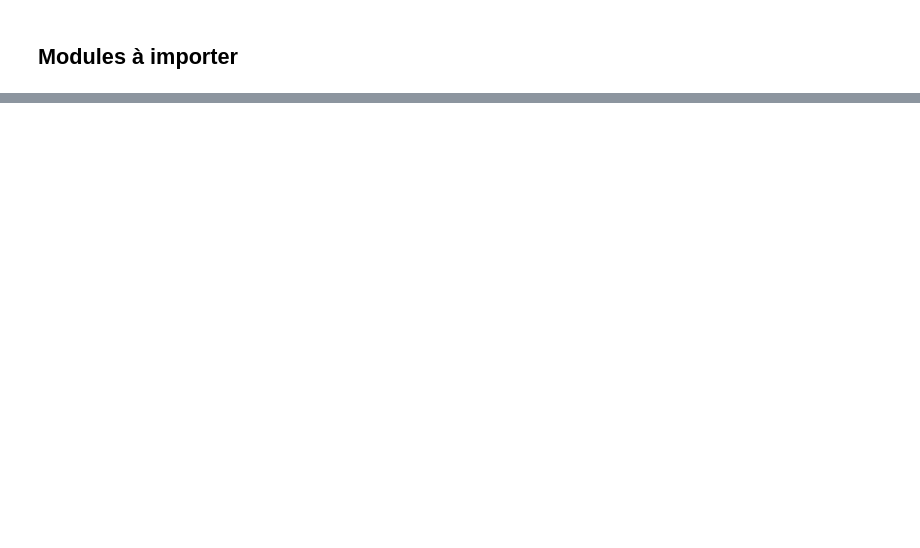
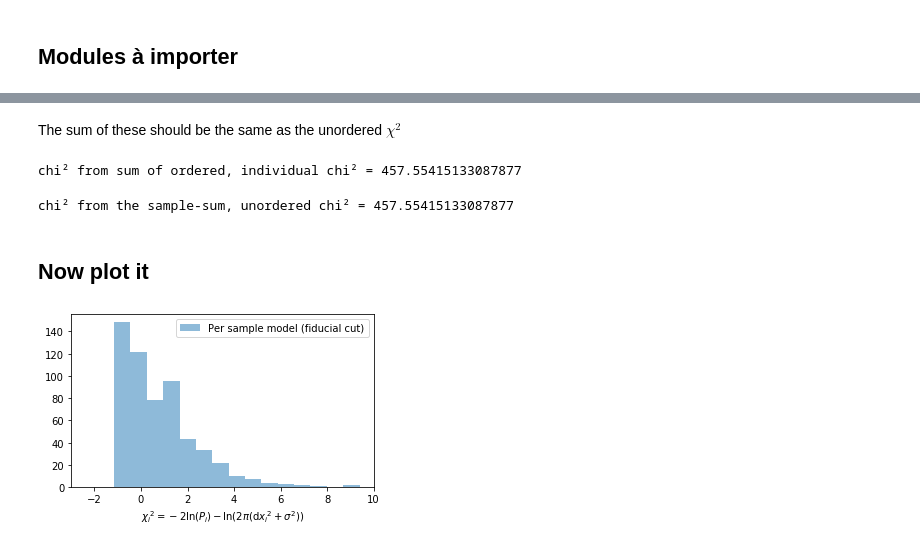
Before and after one commit to Nora-n/variaIa, a Jupyter notebook: notebooks/Drafts/chi2_test.ipynb, the cells around one changed output, grey strips where cells are left out. Saved outputs shown, nothing was run; the diff lists cells and outputs as text; code cells hidden in the pictures; blank space fills up the shorter version.

```diff
--- a/notebooks/Drafts/chi2_test.ipynb
+++ b/notebooks/Drafts/chi2_test.ipynb
@@ -201,0 +424,23 @@ np.sum(np.log(2*np.pi*(dx1**2 + sigma**2)))
+# %%
+lnL = []
+sigma2 = []
+stretches = []
+for t in modèles:
+    mask = t.stretchs < t.param['mu']
+    sigma2 += list((t.stretchs_err**2 + t.param['sigma_m']**2)[mask])\
+            + list((t.stretchs_err**2 + t.param['sigma_p']**2)[~mask])
+    lnL += list(-2*np.log(t.likelihood_tot(t.stretchs[mask],
+                                           t.stretchs_err[mask],
+                                           t.param['mu'],
+                                           t.param['sigma_m'],
+                                           t.param['sigma_p'])).values)\
+         + list(-2*np.log(t.likelihood_tot(t.stretchs[~mask],
+                                           t.stretchs_err[~mask],
+                                           t.param['mu'],
+                                           t.param['sigma_m'],
+                                           t.param['sigma_p'])).values)
+    stretches += list((t.stretchs)[mask]) + list((t.stretchs)[~mask])
+lnL = np.asarray(lnL)
+sigma2 = np.asarray(sigma2)
+lg2pisigma2 = np.log(2*np.pi*sigma2)
+stretches = np.asarray(stretches)
@@ -201,0 +455,32 @@ np.sum(np.log(2*np.pi*(dx1**2 + sigma**2)))
+# %%
+chi2 = lnL-lg2pisigma2
+# %% [markdown]
+The sum of these should be the same as the unordered $\chi^2$
+# %%
+print('chi² from sum of ordered, individual chi² =', np.sum(chi2))
+# %% [output]
+chi² from sum of ordered, individual chi² = 457.55415133087877
+# %%
+print('chi² from the sample-sum, unordered chi² =',
+      np.sum([t.get_logl() for t in modèles]) - np.sum(lg2pisigma2))
+# %% [output]
+chi² from the sample-sum, unordered chi² = 457.55415133087877
+# %% [markdown]
+## Now plot it
+# %%
+fig = plt.figure(figsize=[6,4])
+ax = fig.add_axes([0.15,0.3,0.7,0.6])
+
+ax.hist(chi2, bins=15,
+        color='C0', alpha=.5,
+        label='Per sample model (fiducial cut)')
+
+ax.set_xlim([-3, 10])
+ax.set_xlabel(r'$\chi_i{}^2 = -2\ln(P_i) - \ln(2\pi(\mathrm{d}x_i{}^2 + \sigma^2))$')
+
+ax.legend()
+
+fig.savefig('../../Images/pdf/per-samp_chi2-hist.pdf', bbox_inches='tight')
+fig.savefig('../../Images/png/per-samp_chi2-hist.png', bbox_inches='tight')
+# %% [output]
+[figure, added]
```
Also changed, not shown: parts of 43 cells of this notebook, 59 other files.
